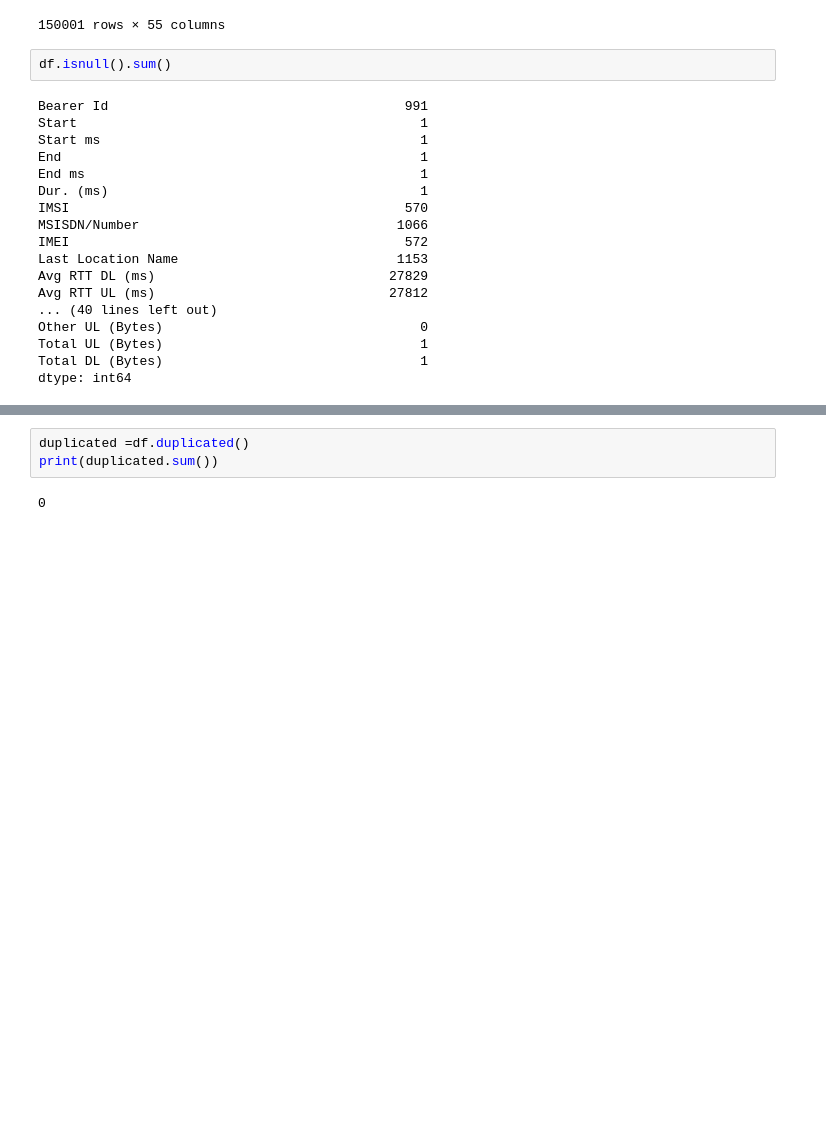
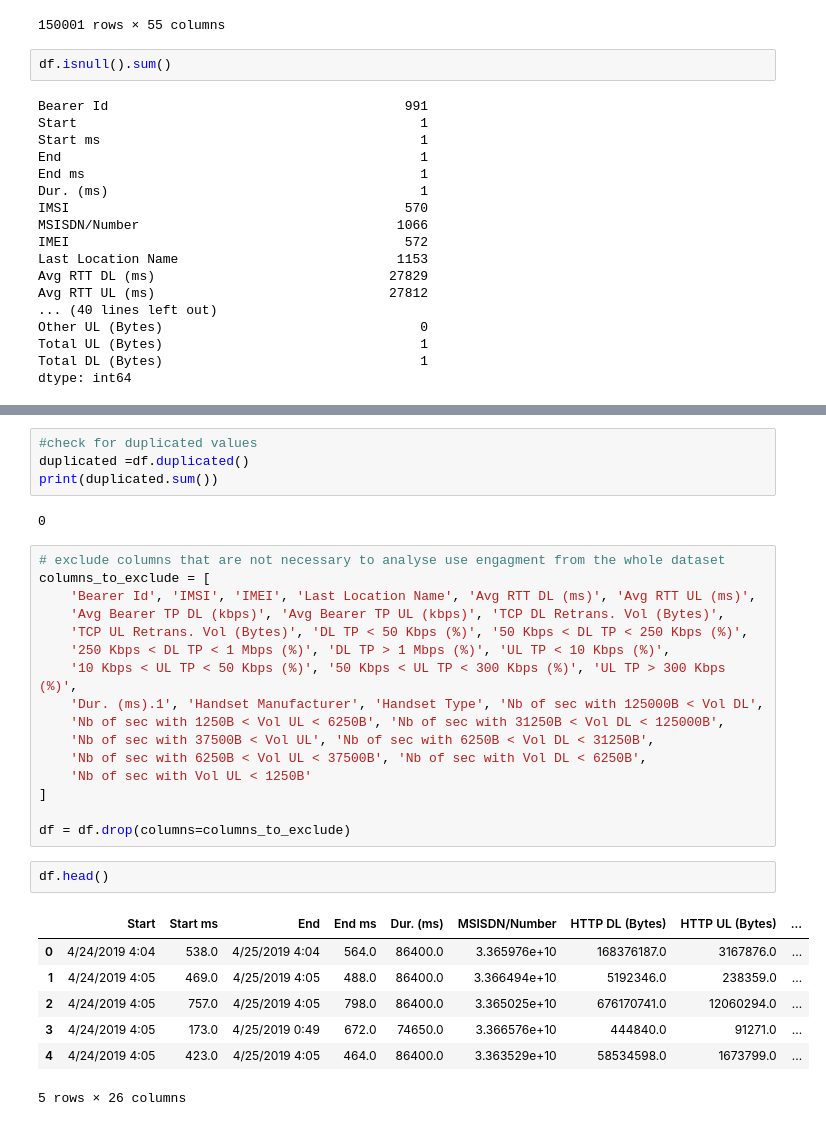
Before and after one commit to melatteshome/User-Analytics-Telecom-Industry, a Jupyter notebook: notebooks/user_engagment_analysis.ipynb, the cells around one changed output, grey strips where cells are left out. Cells and saved outputs as stored; diff of their text form; blank space fills up the shorter version.

Commit message:
user engagment

```diff
--- a/notebooks/user_engagment_analysis.ipynb
+++ b/notebooks/user_engagment_analysis.ipynb
@@ -57,5 +78,32 @@ dtype: int64
 # %%
+#check for duplicated values
 duplicated =df.duplicated()
 print(duplicated.sum())
 # %% [output]
 0
+# %%
+# exclude columns that are not necessary to analyse use engagment from the whole dataset
+columns_to_exclude = [
+    'Bearer Id', 'IMSI', 'IMEI', 'Last Location Name', 'Avg RTT DL (ms)', 'Avg RTT UL (ms)',
+    'Avg Bearer TP DL (kbps)', 'Avg Bearer TP UL (kbps)', 'TCP DL Retrans. Vol (Bytes)',
+    'TCP UL Retrans. Vol (Bytes)', 'DL TP < 50 Kbps (%)', '50 Kbps < DL TP < 250 Kbps (%)',
+    '250 Kbps < DL TP < 1 Mbps (%)', 'DL TP > 1 Mbps (%)', 'UL TP < 10 Kbps (%)',
+    '10 Kbps < UL TP < 50 Kbps (%)', '50 Kbps < UL TP < 300 Kbps (%)', 'UL TP > 300 Kbps (%)',
+    'Dur. (ms).1', 'Handset Manufacturer', 'Handset Type', 'Nb of sec with 125000B < Vol DL',
+    'Nb of sec with 1250B < Vol UL < 6250B', 'Nb of sec with 31250B < Vol DL < 125000B',
+    'Nb of sec with 37500B < Vol UL', 'Nb of sec with 6250B < Vol DL < 31250B',
+    'Nb of sec with 6250B < Vol UL < 37500B', 'Nb of sec with Vol DL < 6250B',
+    'Nb of sec with Vol UL < 1250B'
+]
+
+df = df.drop(columns=columns_to_exclude)
+# %%
+df.head()
+# %% [output]
+|  | Start | Start ms | End | End ms | Dur. (ms) | MSISDN/Number | HTTP DL (Bytes) | HTTP UL (Bytes) | ... |
+| 0 | 4/24/2019 4:04 | 538.0 | 4/25/2019 4:04 | 564.0 | 86400.0 | 3.365976e+10 | 168376187.0 | 3167876.0 | ... |
+| 1 | 4/24/2019 4:05 | 469.0 | 4/25/2019 4:05 | 488.0 | 86400.0 | 3.366494e+10 | 5192346.0 | 238359.0 | ... |
+| 2 | 4/24/2019 4:05 | 757.0 | 4/25/2019 4:05 | 798.0 | 86400.0 | 3.365025e+10 | 676170741.0 | 12060294.0 | ... |
+| 3 | 4/24/2019 4:05 | 173.0 | 4/25/2019 0:49 | 672.0 | 74650.0 | 3.366576e+10 | 444840.0 | 91271.0 | ... |
+| 4 | 4/24/2019 4:05 | 423.0 | 4/25/2019 4:05 | 464.0 | 86400.0 | 3.363529e+10 | 58534598.0 | 1673799.0 | ... |
+5 rows × 26 columns
```
Also changed, not shown: parts of 6 cells of this notebook.
